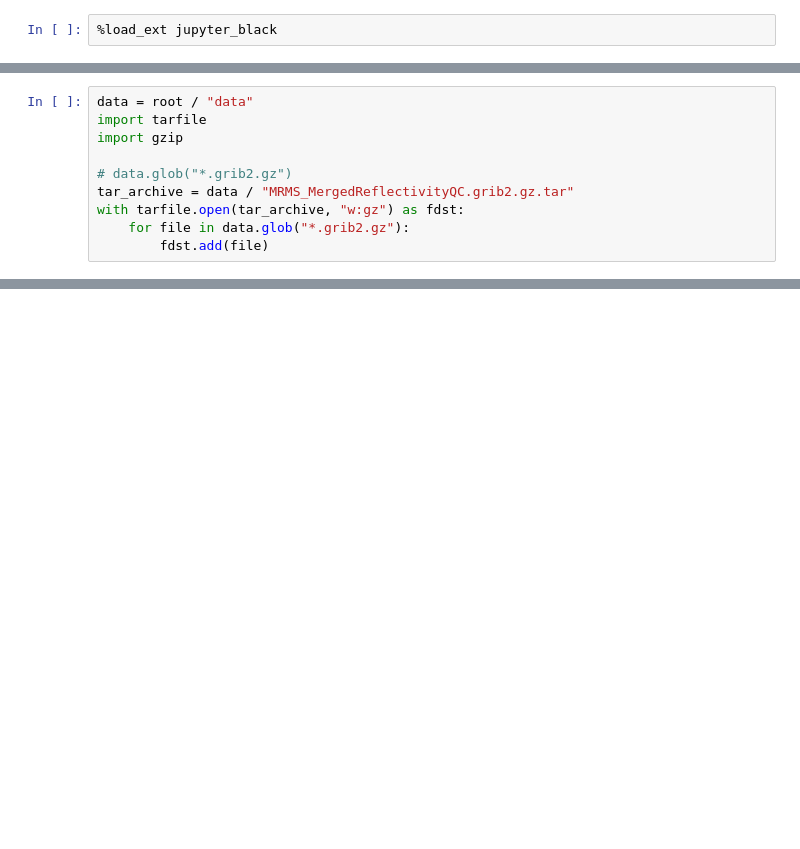
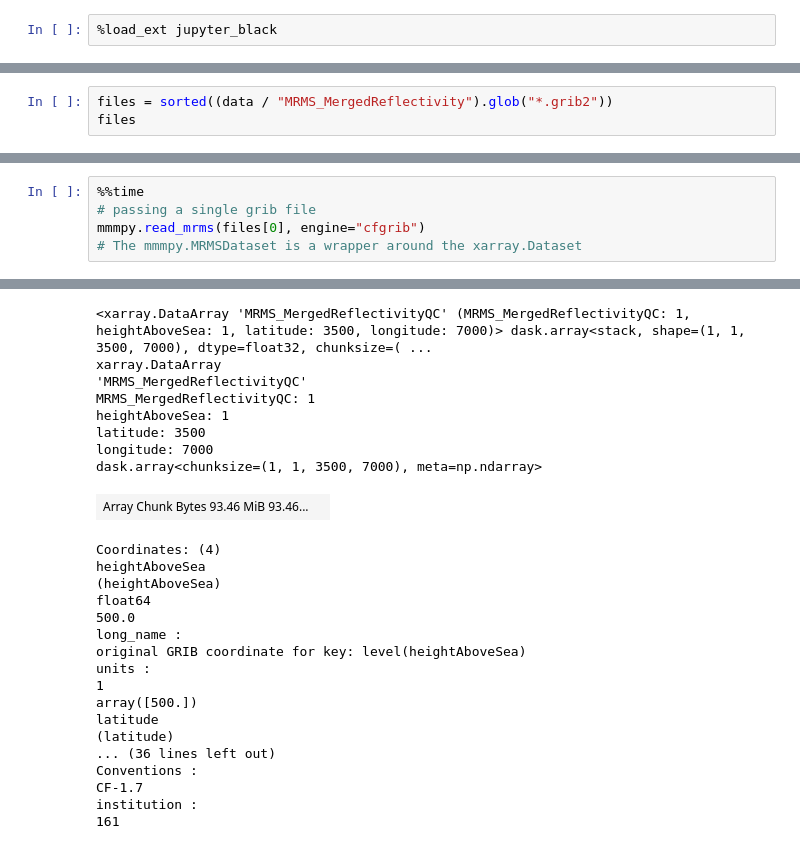
Before and after one commit to leaver2000/MMM-Py, a Jupyter notebook: notebooks/mmmpy-extract.ipynb, the cells around one changed output, grey strips where cells are left out. Cells and saved outputs as stored; diff of their text form; blank space fills up the shorter version.

```diff
--- a/notebooks/mmmpy-extract.ipynb
+++ b/notebooks/mmmpy-extract.ipynb
@@ -184,10 +88,0 @@ KeyboardInterrupt:
-# %%
-data = root / "data"
-import tarfile
-import gzip
-
-# data.glob("*.grib2.gz")
-tar_archive = data / "MRMS_MergedReflectivityQC.grib2.gz.tar"
-with tarfile.open(tar_archive, "w:gz") as fdst:
-    for file in data.glob("*.grib2.gz"):
-        fdst.add(file)
@@ -199,0 +89,3 @@ ReadError: not a gzip file
+# %%
+files = sorted((data / "MRMS_MergedReflectivity").glob("*.grib2"))
+files
@@ -199,0 +110,6 @@ ReadError: not a gzip file
+# %%
+%%time
+# passing a single grib file
+mmmpy.read_mrms(files[0], engine="cfgrib")
+# The mmmpy.MRMSDataset is a wrapper around the xarray.Dataset
+# %% [output]
@@ -199,0 +118,26 @@ ReadError: not a gzip file
+<xarray.DataArray 'MRMS_MergedReflectivityQC' (MRMS_MergedReflectivityQC: 1, heightAboveSea: 1, latitude: 3500, longitude: 7000)> dask.array<stack, shape=(1, 1, 3500, 7000), dtype=float32, chunksize=( ...
+xarray.DataArray
+'MRMS_MergedReflectivityQC'
+MRMS_MergedReflectivityQC: 1
+heightAboveSea: 1
+latitude: 3500
+longitude: 7000
+dask.array<chunksize=(1, 1, 3500, 7000), meta=np.ndarray>
+| Array Chunk Bytes 93.46 MiB 93.46... |  |
+Coordinates: (4)
+heightAboveSea
+(heightAboveSea)
+float64
+500.0
+long_name :
+original GRIB coordinate for key: level(heightAboveSea)
+units :
+1
+array([500.])
+latitude
+(latitude)
+... (36 lines left out)
+Conventions :
+CF-1.7
+institution :
+161
```
Also changed, not shown: parts of 13 cells of this notebook, 8 other files.
